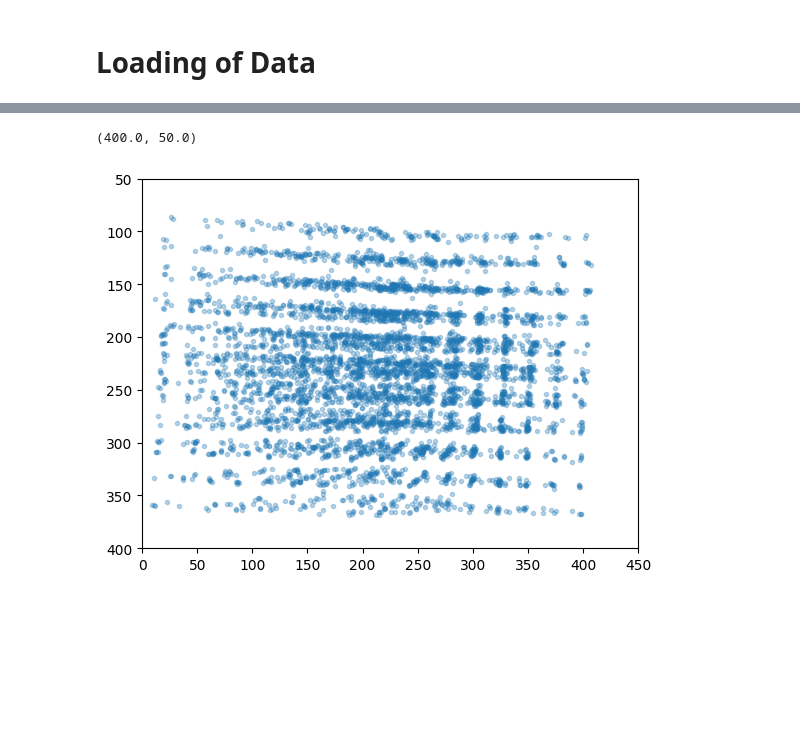
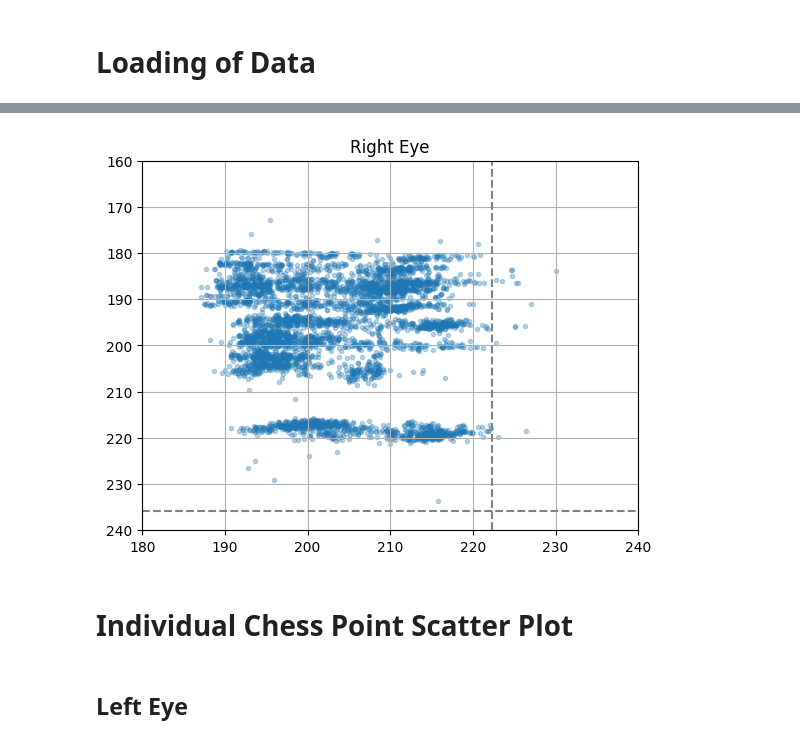
Before and after one commit to jpmnieles/grace_robot, a Jupyter notebook: 241201_Baseline_FK_Evaluation.ipynb, the cells around one changed output, grey strips where cells are left out. Drawn from its saved outputs; the diff is of its cells as text; code cells hidden in the pictures; blank space fills up the shorter version.

```diff
--- a/241201_Baseline_FK_Evaluation.ipynb
+++ b/241201_Baseline_FK_Evaluation.ipynb
@@ -31,7 +57,7 @@ calib_params = load_json('config/calib/calib_params.json')
 # %%
-filename = "acc_baseline_20240111_031158_573004.csv"
+filename = "baseline_fk_acc_csv_20240113_185503_416265.csv"
 # %%
-fn_path = os.path.join(os.getcwd(), 'results', filename)
+fn_path = os.path.join(os.getcwd(), 'results', 'baseline_fk_acc',filename)
 df = pd.read_csv(fn_path)
 df
 # %% [output]
@@ -113,7 +424,10 @@ plt.ylim([260, 185])
 # %%
-plt.scatter(df['right_eye_px_dx'], df['right_eye_px_dy'], marker='.', alpha=0.3)
-plt.xlim([0, 450])
-plt.ylim([400, 50])
+plt.scatter(df['right_eye_px_x_tminus1'], df['right_eye_px_y_tminus1'], marker='.', alpha=0.3)
+plt.xlim([180, 240])
+plt.ylim([240, 160])
+plt.axvline(calib_params['right_eye']['x_center'], color='gray', linestyle='--')
+plt.axhline(calib_params['right_eye']['y_center'], color='gray', linestyle='--')
+plt.title('Right Eye')
+plt.grid()
 # %% [output]
-(400.0, 50.0)
-[figure, old version]
+[figure, new version]
@@ -128,0 +434,2 @@ right_right_p = [i for i in range(1,len(data["prev_theta_p"])) if data["new_thet
+# %% [markdown]
+# Individual Chess Point Scatter Plot
@@ -128,0 +490,2 @@ right_right_p = [i for i in range(1,len(data["prev_theta_p"])) if data["new_thet
+# %% [markdown]
+## Left Eye
```
Also changed, not shown: parts of 58 cells of this notebook.
